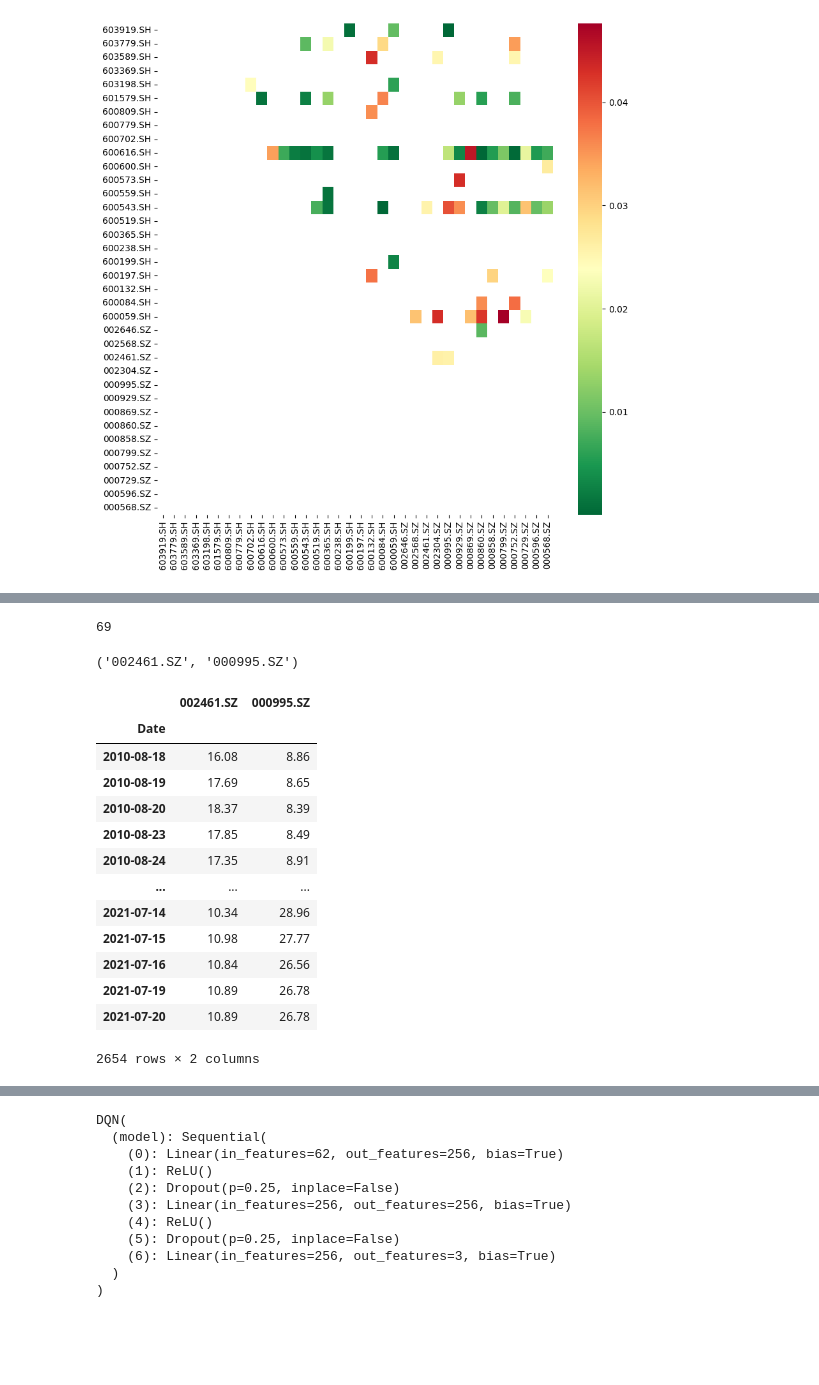
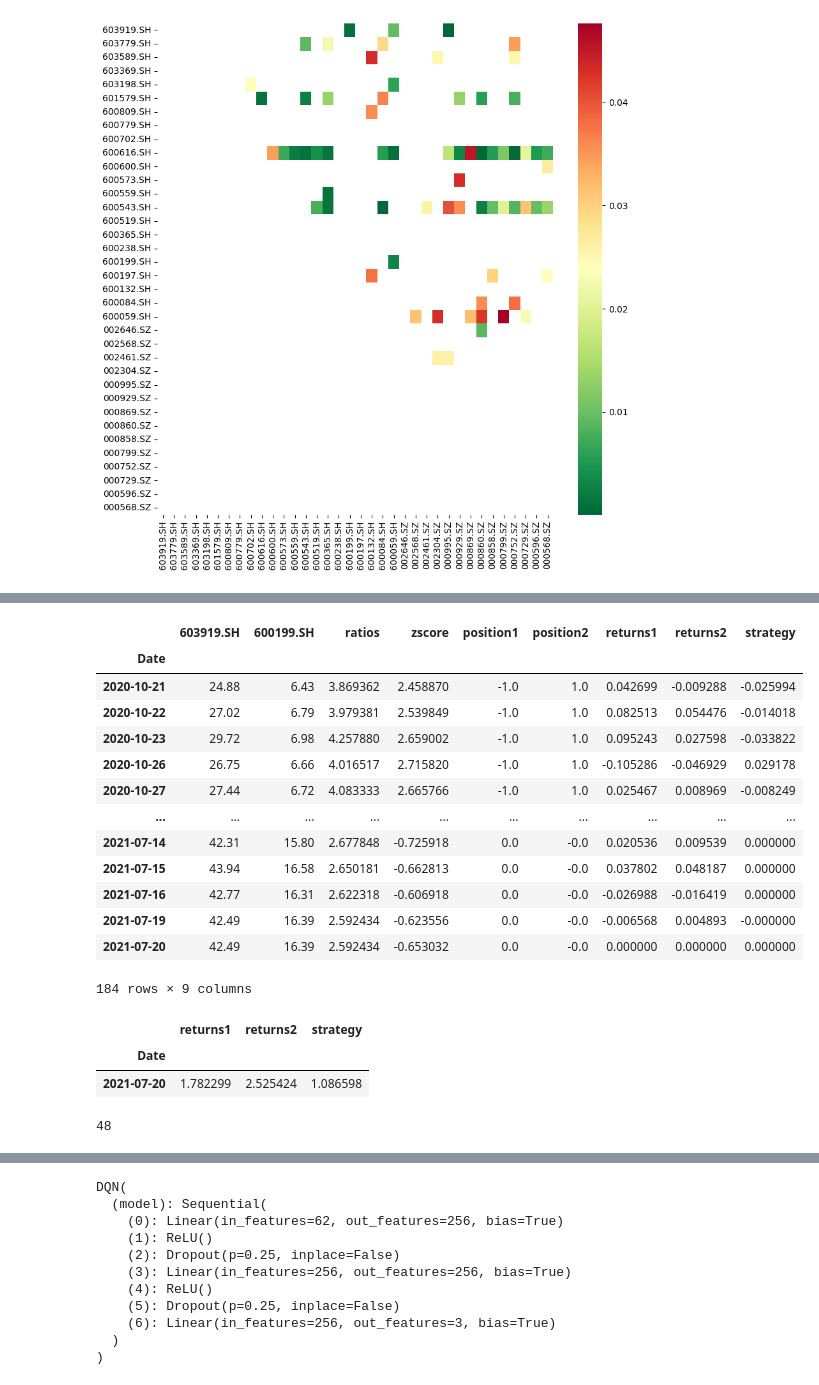
Before and after one commit to waikho/MADS_Capstone, a Jupyter notebook: RL/Pair_Trading_DQN.ipynb, the cells around one changed output, grey strips where cells are left out. Saved outputs shown, nothing was run; the diff lists cells and outputs as text; code cells hidden in the pictures; blank space fills up the shorter version.

```diff
--- a/RL/Pair_Trading_DQN.ipynb
+++ b/RL/Pair_Trading_DQN.ipynb
@@ -133,28 +562,30 @@ test_envs = envs[train_size:]
+# %%
+testinst.df
+# %% [output]
+|  | 603919.SH | 600199.SH | ratios | zscore | position1 | position2 | returns1 | returns2 | strategy |
+| Date |  |  |  |  |  |  |  |  |  |
+| 2020-10-21 | 24.88 | 6.43 | 3.869362 | 2.458870 | -1.0 | 1.0 | 0.042699 | -0.009288 | -0.025994 |
+| 2020-10-22 | 27.02 | 6.79 | 3.979381 | 2.539849 | -1.0 | 1.0 | 0.082513 | 0.054476 | -0.014018 |
+| 2020-10-23 | 29.72 | 6.98 | 4.257880 | 2.659002 | -1.0 | 1.0 | 0.095243 | 0.027598 | -0.033822 |
+| 2020-10-26 | 26.75 | 6.66 | 4.016517 | 2.715820 | -1.0 | 1.0 | -0.105286 | -0.046929 | 0.029178 |
+| 2020-10-27 | 27.44 | 6.72 | 4.083333 | 2.665766 | -1.0 | 1.0 | 0.025467 | 0.008969 | -0.008249 |
+| ... | ... | ... | ... | ... | ... | ... | ... | ... | ... |
+| 2021-07-14 | 42.31 | 15.80 | 2.677848 | -0.725918 | 0.0 | -0.0 | 0.020536 | 0.009539 | 0.000000 |
+| 2021-07-15 | 43.94 | 16.58 | 2.650181 | -0.662813 | 0.0 | -0.0 | 0.037802 | 0.048187 | 0.000000 |
+| 2021-07-16 | 42.77 | 16.31 | 2.622318 | -0.606918 | 0.0 | -0.0 | -0.026988 | -0.016419 | 0.000000 |
+| 2021-07-19 | 42.49 | 16.39 | 2.592434 | -0.623556 | 0.0 | -0.0 | -0.006568 | 0.004893 | -0.000000 |
+| 2021-07-20 | 42.49 | 16.39 | 2.592434 | -0.653032 | 0.0 | -0.0 | 0.000000 | 0.000000 | 0.000000 |
+184 rows × 9 columns
+# %%
+testinst.df[['returns1', 'returns2', 'strategy']].dropna().cumsum().apply(np.exp).tail(1)
+# %% [output]
+|  | returns1 | returns2 | strategy |
+| Date |  |  |  |
+| 2021-07-20 | 1.782299 | 2.525424 | 1.086598 |
 # %%
-len(envs)
+len(train_envs)
 # %% [output]
-69
+48
-# %%
-pair
-# %% [output]
-('002461.SZ', '000995.SZ')
-# %%
-data
-# %% [output]
-|  | 002461.SZ | 000995.SZ |
-| Date |  |  |
-| 2010-08-18 | 16.08 | 8.86 |
-| 2010-08-19 | 17.69 | 8.65 |
-| 2010-08-20 | 18.37 | 8.39 |
-| 2010-08-23 | 17.85 | 8.49 |
-| 2010-08-24 | 17.35 | 8.91 |
-| ... | ... | ... |
-| 2021-07-14 | 10.34 | 28.96 |
-| 2021-07-15 | 10.98 | 27.77 |
-| 2021-07-16 | 10.84 | 26.56 |
-| 2021-07-19 | 10.89 | 26.78 |
-| 2021-07-20 | 10.89 | 26.78 |
-2654 rows × 2 columns
 # %%
 Transition = namedtuple('Transition',
                         ('state', 'action', 'next_state', 'reward'))
```
Also changed, not shown: parts of 37 cells of this notebook, 2 other files.
